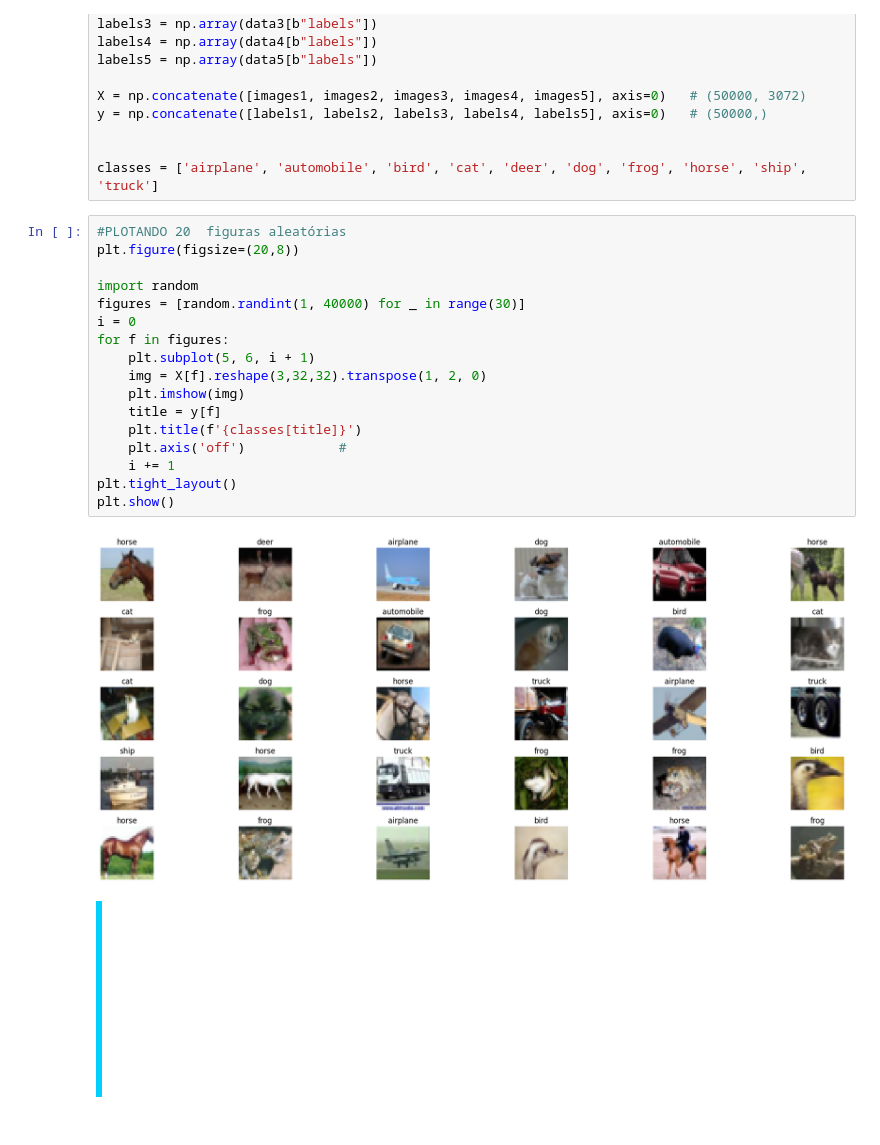
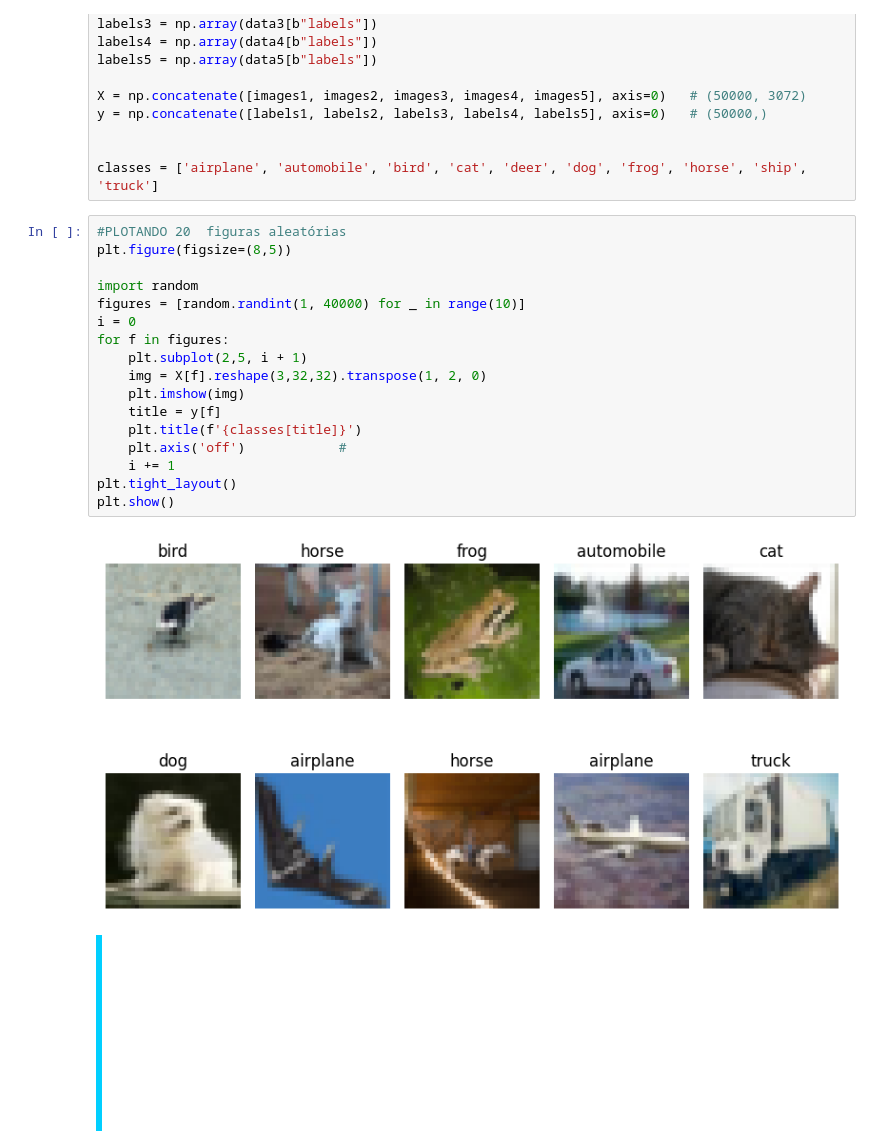
Before and after one commit to mariaeco/DeepLearning_PDI, a Jupyter notebook: DeepLearning/Q3.ipynb, the cells around one changed output. Drawn from its saved outputs; the diff is of its cells as text.

```diff
--- a/DeepLearning/Q3.ipynb
+++ b/DeepLearning/Q3.ipynb
@@ -74,23 +74,23 @@ y = np.concatenate([labels1, labels2, labels3, labels4, labels5], axis=0)   # (5
 classes = ['airplane', 'automobile', 'bird', 'cat', 'deer', 'dog', 'frog', 'horse', 'ship', 'truck']
 # %%
 #PLOTANDO 20  figuras aleatórias
-plt.figure(figsize=(20,8))
+plt.figure(figsize=(8,5))
 
 import random
-figures = [random.randint(1, 40000) for _ in range(30)]
+figures = [random.randint(1, 40000) for _ in range(10)]
 i = 0
 for f in figures:
-    plt.subplot(5, 6, i + 1)
+    plt.subplot(2,5, i + 1)
     img = X[f].reshape(3,32,32).transpose(1, 2, 0)
     plt.imshow(img)
     title = y[f]
     plt.title(f'{classes[title]}')
     plt.axis('off')            #
     i += 1
 plt.tight_layout()
 plt.show()
 # %% [output]
-[figure, old version]
+[figure, new version]
 # %% [markdown]
 <div style="border-left: 6px solid #00cfff;
 background: linear-gradient(90deg, #0f2027, #203a43);
```
Also changed, not shown: parts of 7 cells of this notebook.
